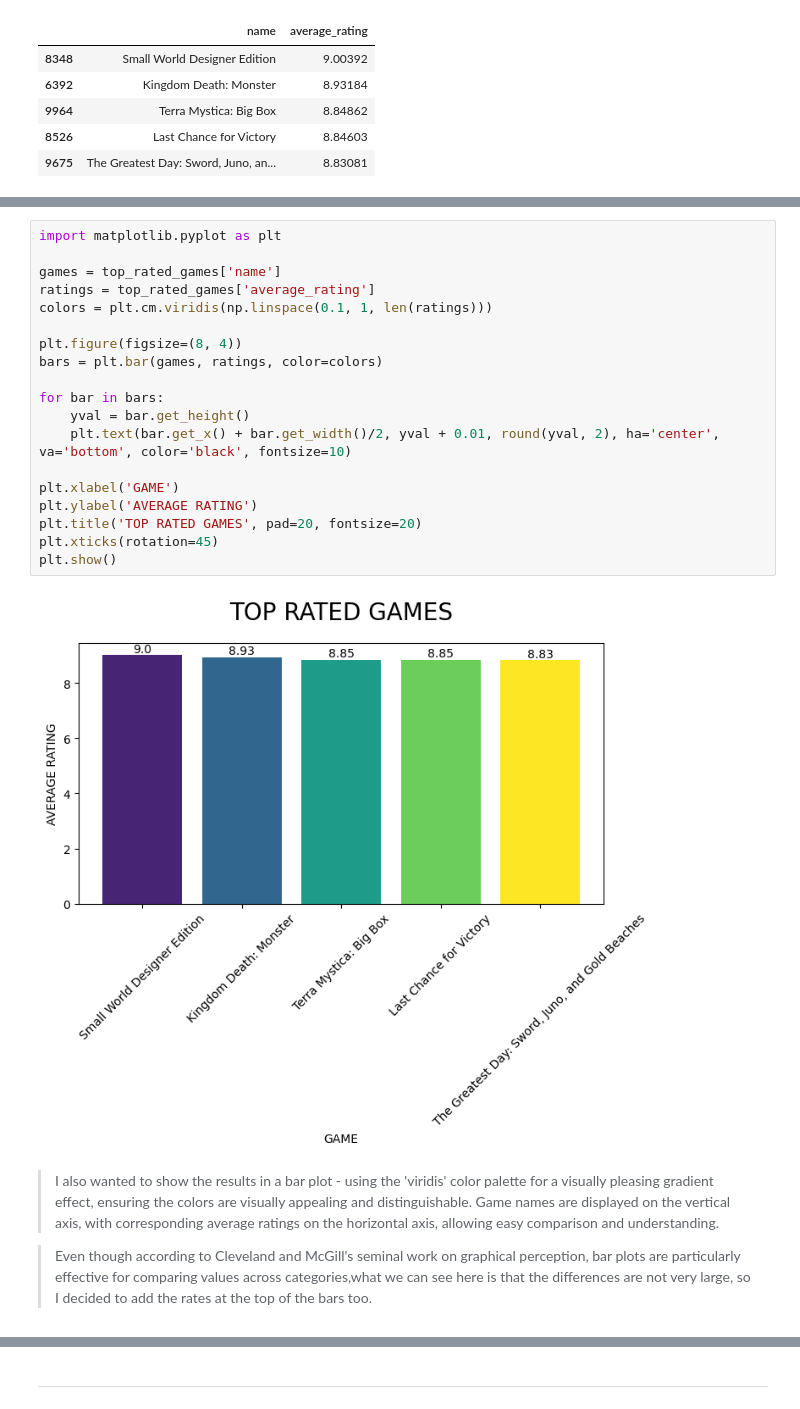
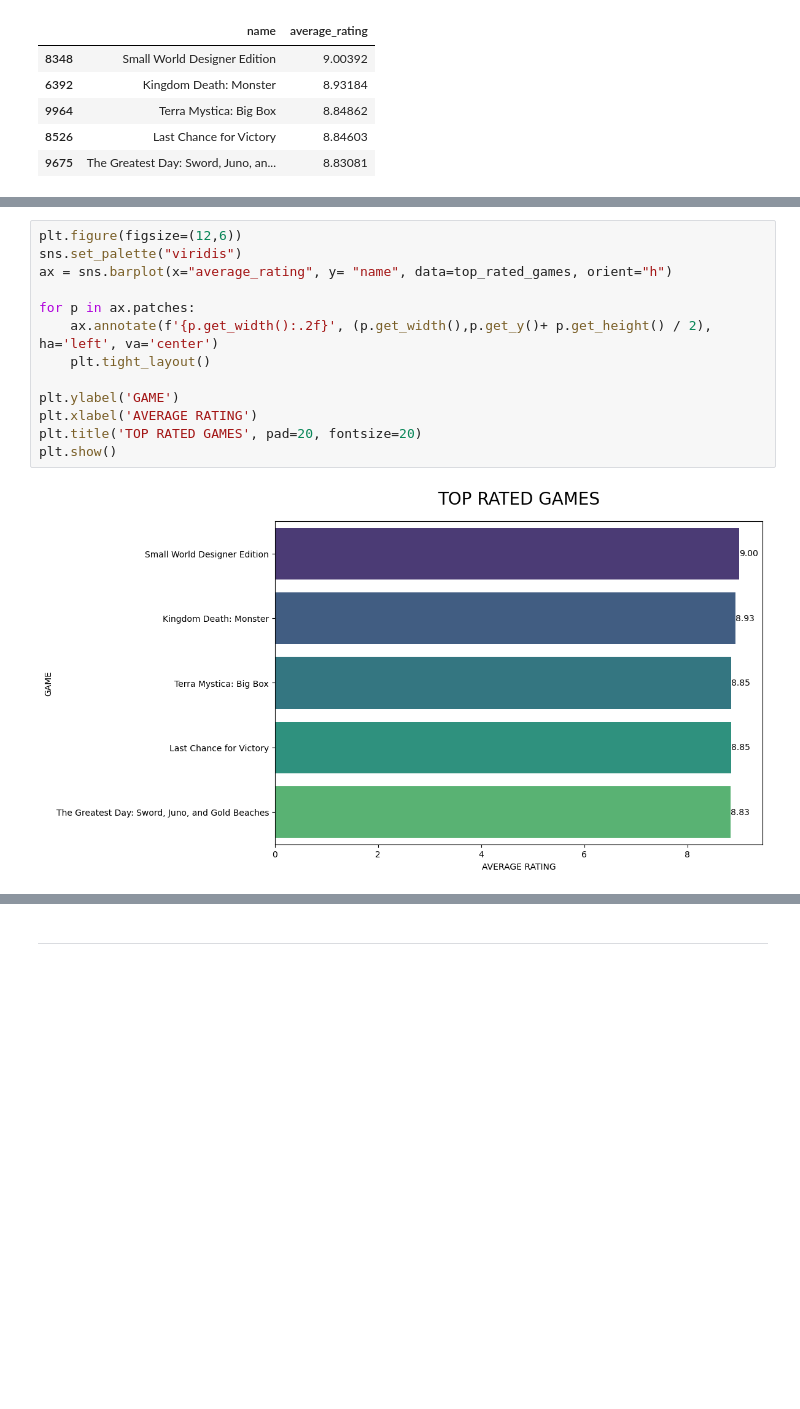
Before and after one commit to Babreucosta/CA1_DataVisTech, a Jupyter notebook: BarbaraAbreuCosta_DVisHDip_CA1.ipynb, the cells around one changed output, grey strips where cells are left out. Saved outputs shown, nothing was run; the diff lists cells and outputs as text; blank space fills up the shorter version.

```diff
--- a/BarbaraAbreuCosta_DVisHDip_CA1.ipynb
+++ b/BarbaraAbreuCosta_DVisHDip_CA1.ipynb
@@ -222,25 +272,15 @@ top_rated_games[['name', 'average_rating']]
-# %%
-import matplotlib.pyplot as plt
-
-games = top_rated_games['name']
-ratings = top_rated_games['average_rating']
-colors = plt.cm.viridis(np.linspace(0.1, 1, len(ratings)))
-
-plt.figure(figsize=(8, 4))
-bars = plt.bar(games, ratings, color=colors)
-
-for bar in bars:
-    yval = bar.get_height()
-    plt.text(bar.get_x() + bar.get_width()/2, yval + 0.01, round(yval, 2), ha='center', va='bottom', color='black', fontsize=10)
-
-plt.xlabel('GAME')
-plt.ylabel('AVERAGE RATING')
-plt.title('TOP RATED GAMES', pad=20, fontsize=20)
-plt.xticks(rotation=45)
-plt.show()
-# %% [output]
-[figure, removed]
-# %% [markdown]
-> I also wanted to show the results in a bar plot - using the 'viridis' color palette for a visually pleasing gradient effect, ensuring the colors are visually appealing and distinguishable. Game names are displayed on the vertical axis, with corresponding average ratings on the horizontal axis, allowing easy comparison and understanding.
-
-> Even though according to Cleveland and McGill's seminal work on graphical perception, bar plots are particularly effective for comparing values across categories,what we can see here is that the differences are not very large, so I decided to add the rates at the top of the bars too.
+# %%
+plt.figure(figsize=(12,6))
+sns.set_palette("viridis")
+ax = sns.barplot(x="average_rating", y= "name", data=top_rated_games, orient="h")
+
+for p in ax.patches:
+    ax.annotate(f'{p.get_width():.2f}', (p.get_width(),p.get_y()+ p.get_height() / 2), ha='left', va='center')
+    plt.tight_layout()
+
+plt.ylabel('GAME')
+plt.xlabel('AVERAGE RATING')
+plt.title('TOP RATED GAMES', pad=20, fontsize=20)
+plt.show()
+# %% [output]
+[figure, added]
```
Also changed, not shown: parts of 74 cells of this notebook.
